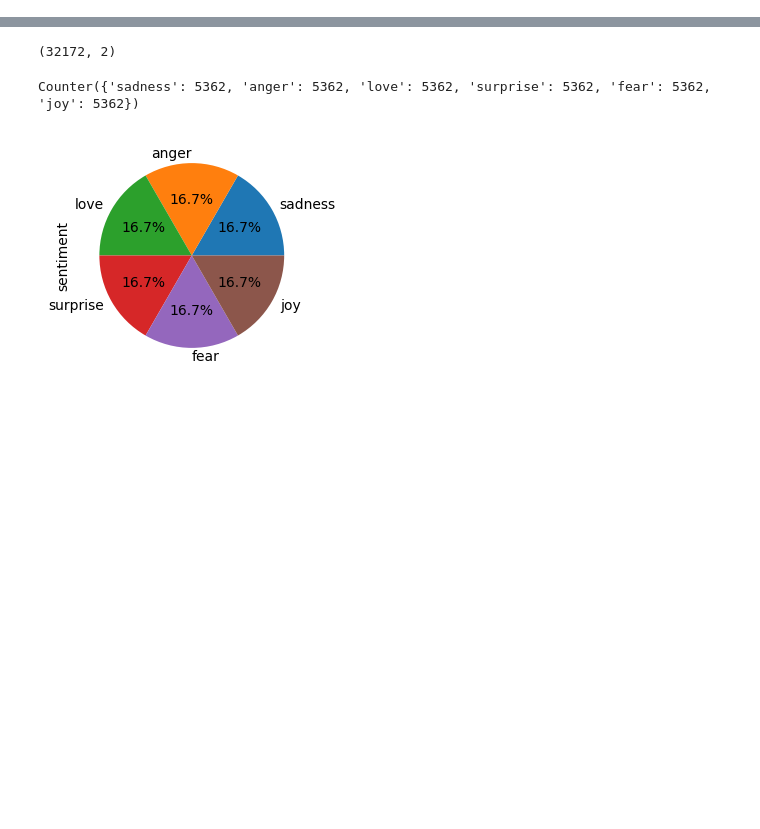
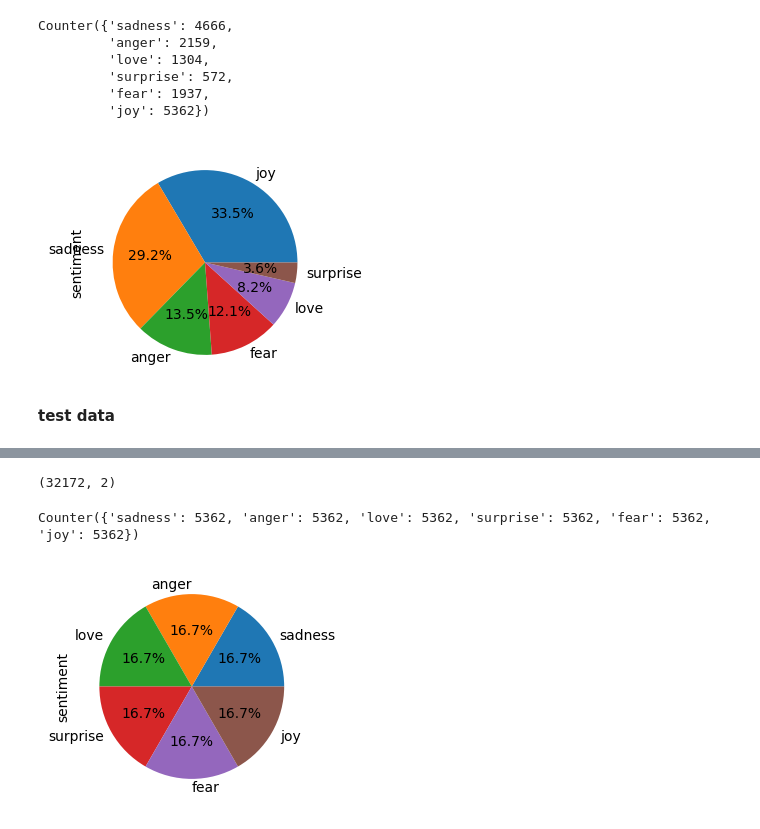
Before and after one commit to hennypurwadi/Classic_ML_Sentiment_Analysis, a Jupyter notebook: 2.Model_Selection_ClassicML.ipynb, the cells around one changed output, grey strips where cells are left out. Drawn from its saved outputs; the diff is of its cells as text; code cells hidden in the pictures; blank space fills up the shorter version.

```diff
--- a/2.Model_Selection_ClassicML.ipynb
+++ b/2.Model_Selection_ClassicML.ipynb
@@ -36,0 +29,3 @@ warnings.filterwarnings("ignore")
+# %%
+train_df = pd.read_csv('/content/drive/MyDrive/DLBBT01/data/a_raw_labeled/train.csv', encoding='utf-8')
+train_df.head()
@@ -36,0 +39,20 @@ warnings.filterwarnings("ignore")
+# %%
+#labeling
+reviews = np.array(train_df['text'])[:]
+labels = np.array(train_df['sentiment'])[:]
+Counter(labels)
+# %% [output]
+Counter({'sadness': 4666,
+         'anger': 2159,
+         'love': 1304,
+         'surprise': 572,
+         'fear': 1937,
+         'joy': 5362})
+# %%
+label_count = train_df['sentiment'].value_counts()
+plot_users=label_count.plot.pie(autopct='%1.1f%%', figsize=(3, 3))
+plt.rc('axes', unicode_minus=False)
+# %% [output]
+[figure, added]
+# %% [markdown]
+**test data**
```
Also changed, not shown: parts of 21 cells of this notebook.
